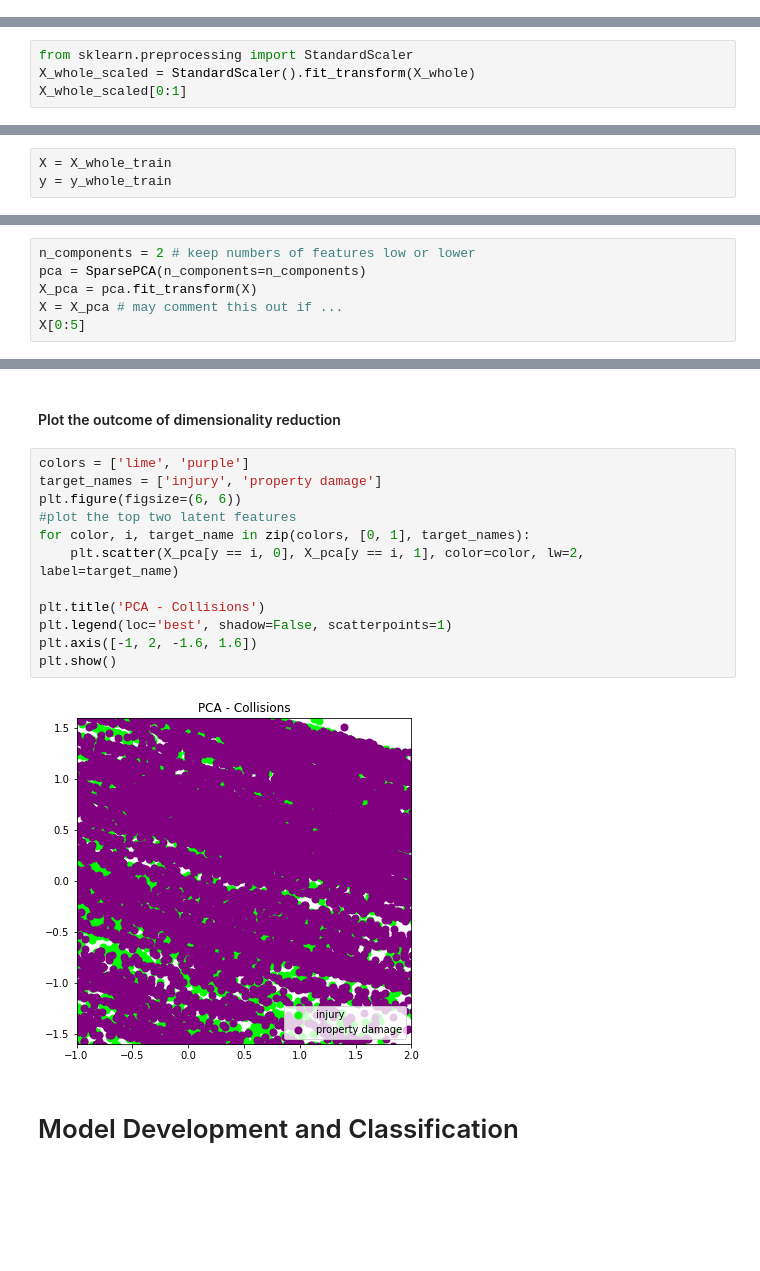
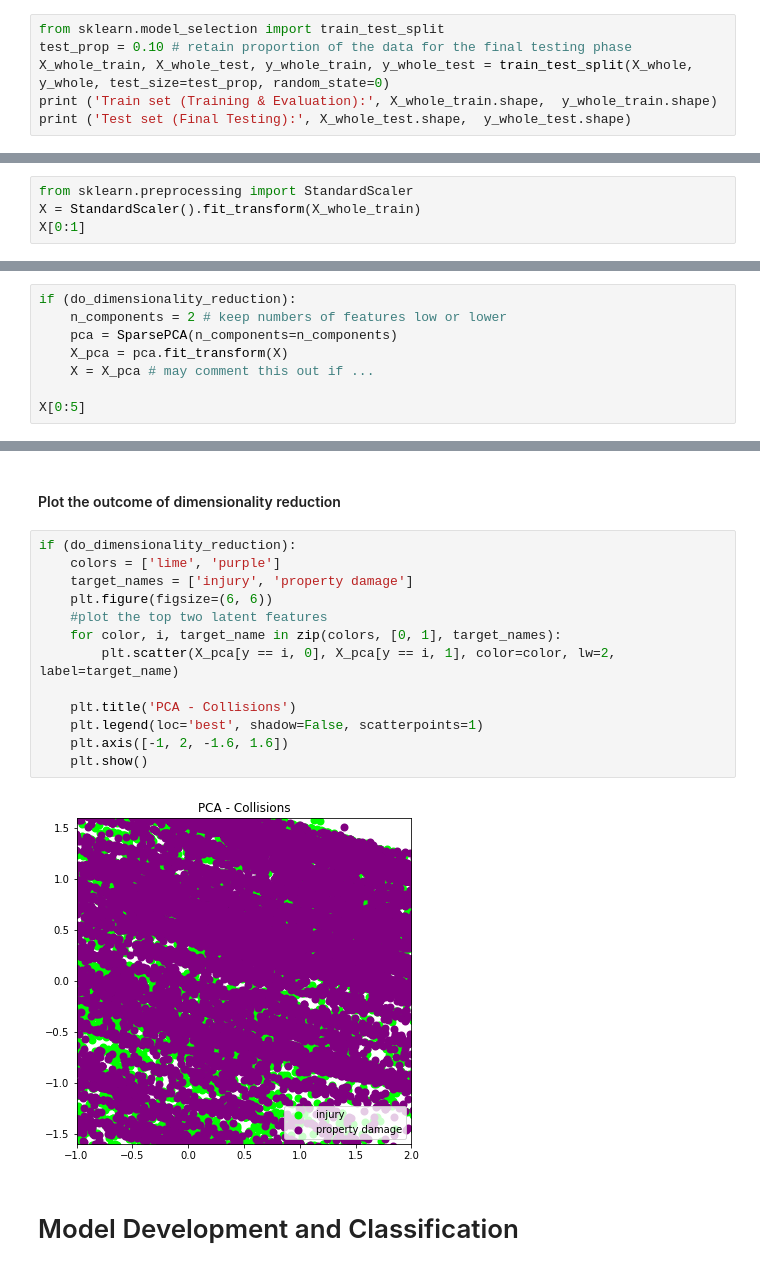
Before and after one commit to chewitty/Coursera_Capstone, a Jupyter notebook: Applied DS Capstone-wk12.ipynb, the cells around one changed output, grey strips where cells are left out. Drawn from its saved outputs; the diff is of its cells as text; blank space fills up the shorter version.

```diff
--- a/Applied DS Capstone-wk12.ipynb
+++ b/Applied DS Capstone-wk12.ipynb
@@ -975,0 +989,6 @@ X_whole.head(2)
+# %%
+from sklearn.model_selection import train_test_split
+test_prop = 0.10 # retain proportion of the data for the final testing phase
+X_whole_train, X_whole_test, y_whole_train, y_whole_test = train_test_split(X_whole, y_whole, test_size=test_prop, random_state=0)
+print ('Train set (Training & Evaluation):', X_whole_train.shape,  y_whole_train.shape)
+print ('Test set (Final Testing):', X_whole_test.shape,  y_whole_test.shape)
@@ -978,6 +1004,6 @@ X_whole.head(2)
 Normalize the features - in this case, scale is not a huge problem but we do it for completeness.
 # %%
 from sklearn.preprocessing import StandardScaler
-X_whole_scaled = StandardScaler().fit_transform(X_whole)
-X_whole_scaled[0:1]
+X = StandardScaler().fit_transform(X_whole_train)
+X[0:1]
 # %% [output]
@@ -1008,6 +1020,3 @@ Test set (Final Testing): (12196, 48) (12196,)
-# %%
-X = X_whole_train
-y = y_whole_train
 # %% [markdown]
 ### Training & Evaluation Dataset:
 Now split the Training & Evaluation dataset for training and evaluation as usual.
@@ -1119,9 +1122,11 @@ Index(['hourofday', 'locality', 'COLLISIONTYPE_Parked Car', 'STATUS',
 # %% [markdown]
 ### Attempt dimentionality reduction using PCA:
 # %%
-n_components = 2 # keep numbers of features low or lower
-pca = SparsePCA(n_components=n_components)
-X_pca = pca.fit_transform(X)
-X = X_pca # may comment this out if ...
+if (do_dimensionality_reduction):
+    n_components = 2 # keep numbers of features low or lower
+    pca = SparsePCA(n_components=n_components)
+    X_pca = pca.fit_transform(X)
+    X = X_pca # may comment this out if ...
+
 X[0:5]
 # %% [output]
@@ -1133,19 +1138,20 @@ array([[-1.13966774, -0.22167903],
 # %% [markdown]
 #### Plot the outcome of dimensionality reduction
 # %%
-colors = ['lime', 'purple']
-target_names = ['injury', 'property damage']
-plt.figure(figsize=(6, 6))
-#plot the top two latent features
-for color, i, target_name in zip(colors, [0, 1], target_names):
-    plt.scatter(X_pca[y == i, 0], X_pca[y == i, 1], color=color, lw=2, label=target_name)
+if (do_dimensionality_reduction):
+    colors = ['lime', 'purple']
+    target_names = ['injury', 'property damage']
+    plt.figure(figsize=(6, 6))
+    #plot the top two latent features
+    for color, i, target_name in zip(colors, [0, 1], target_names):
+        plt.scatter(X_pca[y == i, 0], X_pca[y == i, 1], color=color, lw=2, label=target_name)
 
-plt.title('PCA - Collisions')
-plt.legend(loc='best', shadow=False, scatterpoints=1)
-plt.axis([-1, 2, -1.6, 1.6])
-plt.show()
+    plt.title('PCA - Collisions')
+    plt.legend(loc='best', shadow=False, scatterpoints=1)
+    plt.axis([-1, 2, -1.6, 1.6])
+    plt.show()
 # %% [output]
-[figure, old version]
+[figure, new version]
 # %% [markdown]
 # Model Development and Classification
 # %% [markdown]
```
Also changed, not shown: parts of 45 cells of this notebook.
